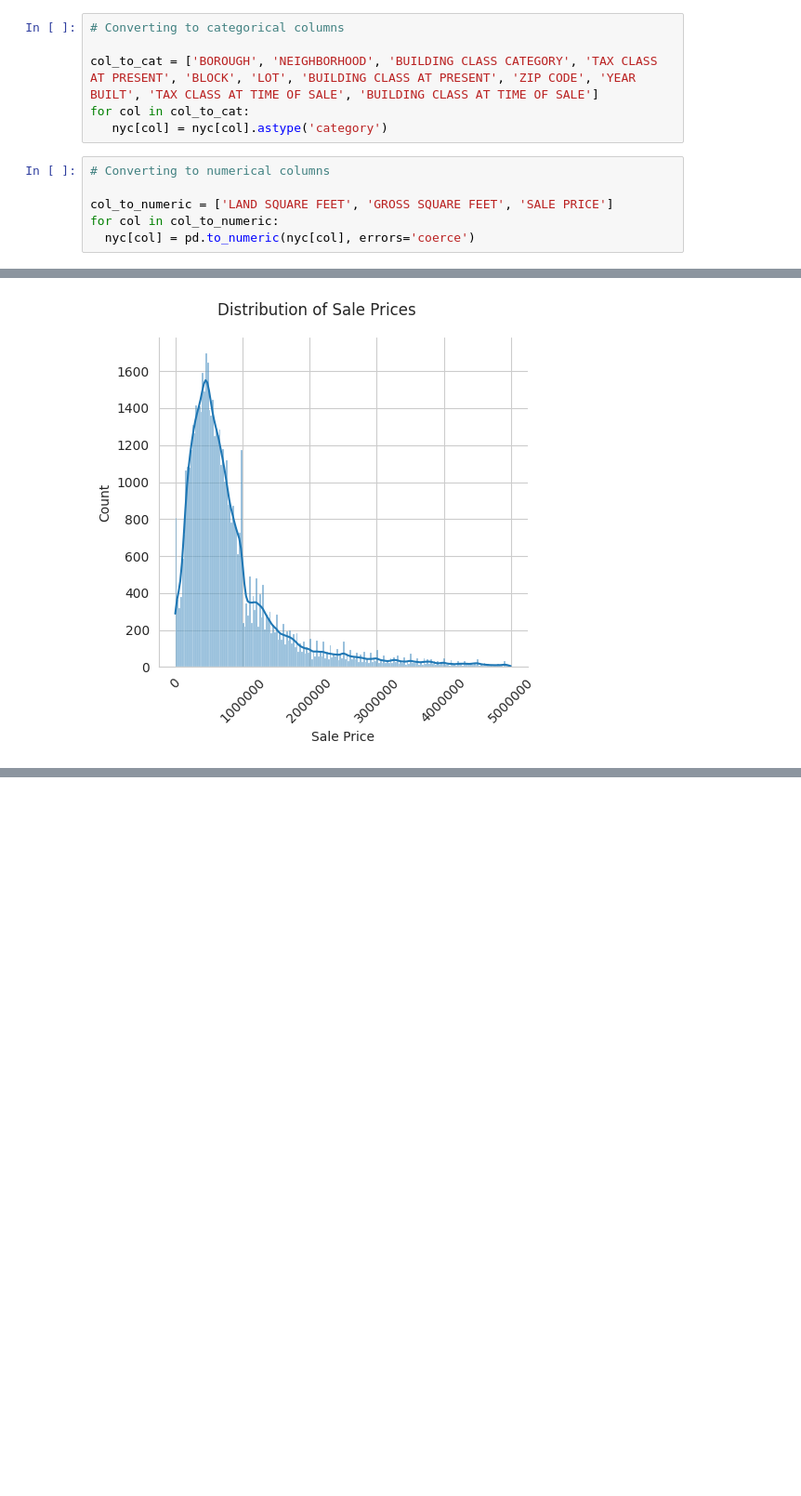
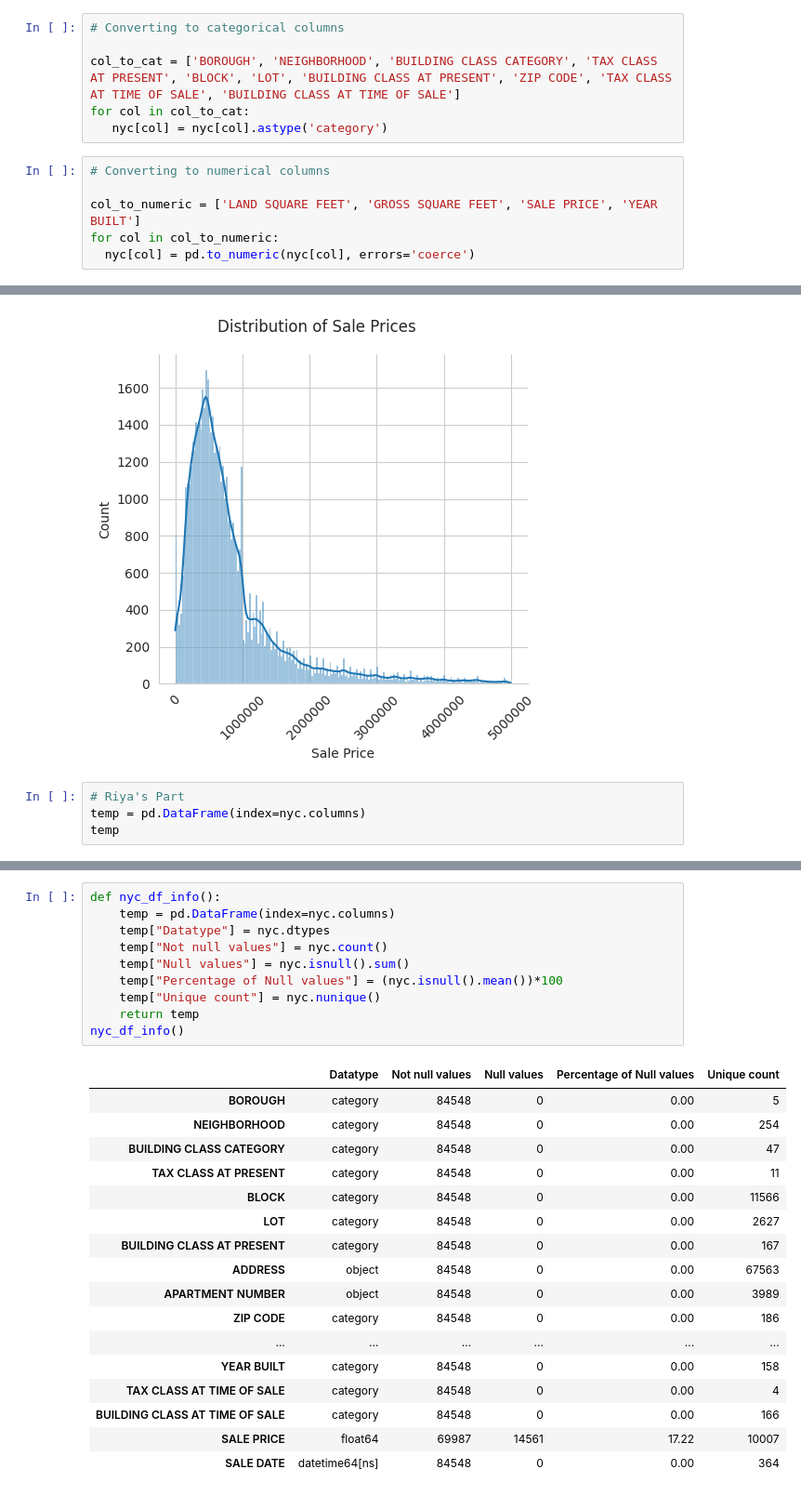
Before and after one commit to eshentong/NYC-HousingPricePrediction, a Jupyter notebook: BA810_NYC_Propertiesipynb.ipynb, the cells around one changed output, grey strips where cells are left out. Shown: that part at 93% size. Cells and saved outputs as stored; diff of their text form; blank space fills up the shorter version.

Commit message:
adding in riya and shayans changes

```diff
--- a/BA810_NYC_Propertiesipynb.ipynb
+++ b/BA810_NYC_Propertiesipynb.ipynb
@@ -90,13 +118,13 @@ memory usage: 12.9+ MB
 # %%
 # Converting to categorical columns
 
-col_to_cat = ['BOROUGH', 'NEIGHBORHOOD', 'BUILDING CLASS CATEGORY', 'TAX CLASS AT PRESENT', 'BLOCK', 'LOT', 'BUILDING CLASS AT PRESENT', 'ZIP CODE', 'YEAR BUILT', 'TAX CLASS AT TIME OF SALE', 'BUILDING CLASS AT TIME OF SALE']
+col_to_cat = ['BOROUGH', 'NEIGHBORHOOD', 'BUILDING CLASS CATEGORY', 'TAX CLASS AT PRESENT', 'BLOCK', 'LOT', 'BUILDING CLASS AT PRESENT', 'ZIP CODE', 'TAX CLASS AT TIME OF SALE', 'BUILDING CLASS AT TIME OF SALE']
 for col in col_to_cat:
    nyc[col] = nyc[col].astype('category')
 # %%
 # Converting to numerical columns
 
-col_to_numeric = ['LAND SQUARE FEET', 'GROSS SQUARE FEET', 'SALE PRICE']
+col_to_numeric = ['LAND SQUARE FEET', 'GROSS SQUARE FEET', 'SALE PRICE', 'YEAR BUILT']
 for col in col_to_numeric:
   nyc[col] = pd.to_numeric(nyc[col], errors='coerce')
 # %%
@@ -267,3 +295,7 @@ plt.show();
 # %% [output]
 <Figure size 3000x1000 with 0 Axes>
 [figure]
+# %%
+# Riya's Part
+temp = pd.DataFrame(index=nyc.columns)
+temp
@@ -269,0 +320,28 @@ plt.show();
+# %%
+def nyc_df_info():
+    temp = pd.DataFrame(index=nyc.columns)
+    temp["Datatype"] = nyc.dtypes
+    temp["Not null values"] = nyc.count()
+    temp["Null values"] = nyc.isnull().sum()
+    temp["Percentage of Null values"] = (nyc.isnull().mean())*100
+    temp["Unique count"] = nyc.nunique()
+    return temp
+nyc_df_info()
+# %% [output]
+|  | Datatype | Not null values | Null values | Percentage of Null values | Unique count |
+| BOROUGH | category | 84548 | 0 | 0.00 | 5 |
+| NEIGHBORHOOD | category | 84548 | 0 | 0.00 | 254 |
+| BUILDING CLASS CATEGORY | category | 84548 | 0 | 0.00 | 47 |
+| TAX CLASS AT PRESENT | category | 84548 | 0 | 0.00 | 11 |
+| BLOCK | category | 84548 | 0 | 0.00 | 11566 |
+| LOT | category | 84548 | 0 | 0.00 | 2627 |
+| BUILDING CLASS AT PRESENT | category | 84548 | 0 | 0.00 | 167 |
+| ADDRESS | object | 84548 | 0 | 0.00 | 67563 |
+| APARTMENT NUMBER | object | 84548 | 0 | 0.00 | 3989 |
+| ZIP CODE | category | 84548 | 0 | 0.00 | 186 |
+| ... | ... | ... | ... | ... | ... |
+| YEAR BUILT | category | 84548 | 0 | 0.00 | 158 |
+| TAX CLASS AT TIME OF SALE | category | 84548 | 0 | 0.00 | 4 |
+| BUILDING CLASS AT TIME OF SALE | category | 84548 | 0 | 0.00 | 166 |
+| SALE PRICE | float64 | 69987 | 14561 | 17.22 | 10007 |
+| SALE DATE | datetime64[ns] | 84548 | 0 | 0.00 | 364 |
```
Also changed, not shown: parts of 25 cells of this notebook.
